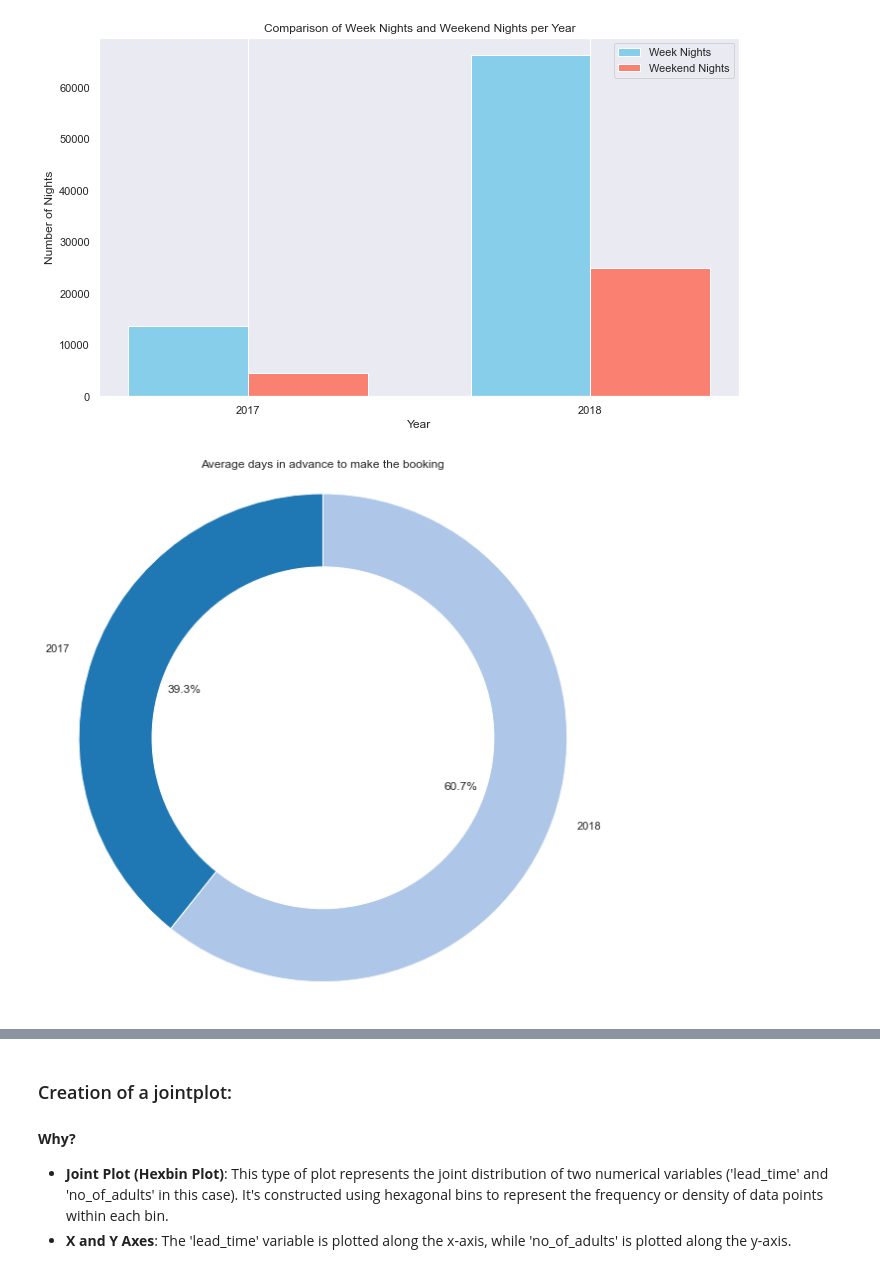
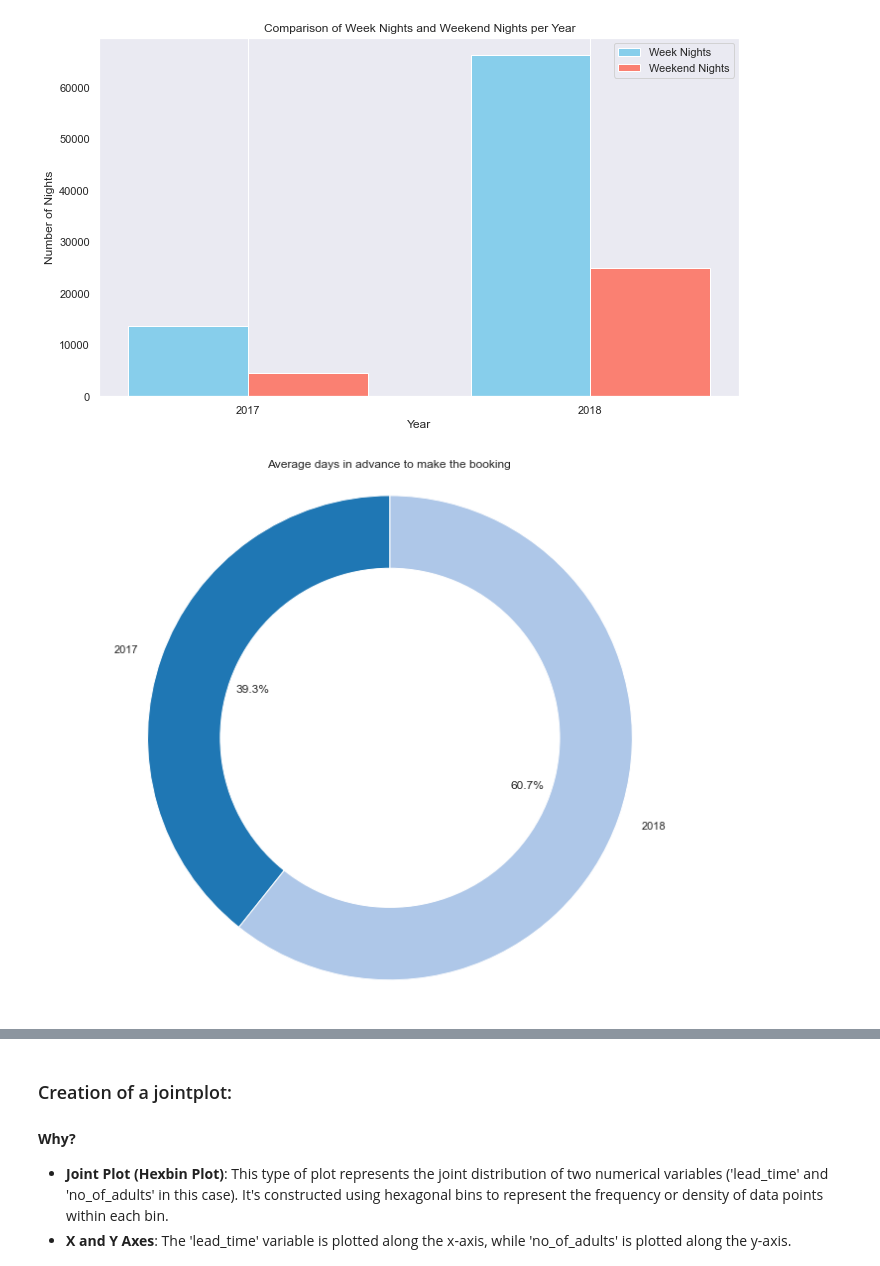
Before and after one commit to georgekalf/HotelReservations-ML, a Jupyter notebook: EDA.ipynb, the cells around one changed output, grey strips where cells are left out. Saved outputs shown, nothing was run; the diff lists cells and outputs as text; code cells hidden in the pictures.

```diff
--- a/EDA.ipynb
+++ b/EDA.ipynb
@@ -512,20 +494,20 @@ plt.show()
 # %%
 # average days in advance to make the booking
 avg_days_in_advance = hotel_df.groupby('arrival_year')['lead_time'].mean()
 
 # creating a donut chart
-plt.figure(figsize=(8, 8))
+plt.figure(figsize=(10, 8))
 
 # plotting a pie chart
 plt.pie(avg_days_in_advance, labels=avg_days_in_advance.index, autopct='%1.1f%%', startangle=90, colors=plt.cm.tab20.colors)
 plt.title('Average days in advance to make the booking')
 
 # drawing a white circle at the center to make it a donut chart
 centre_circle = plt.Circle((0, 0), 0.70, fc='white')
 plt.gca().add_artist(centre_circle)
 
 plt.axis('equal')
 plt.tight_layout()
 plt.show()
 # %% [output]
-[figure, old version]
+[figure, new version]
```
Also changed, not shown: parts of 7 cells of this notebook.
